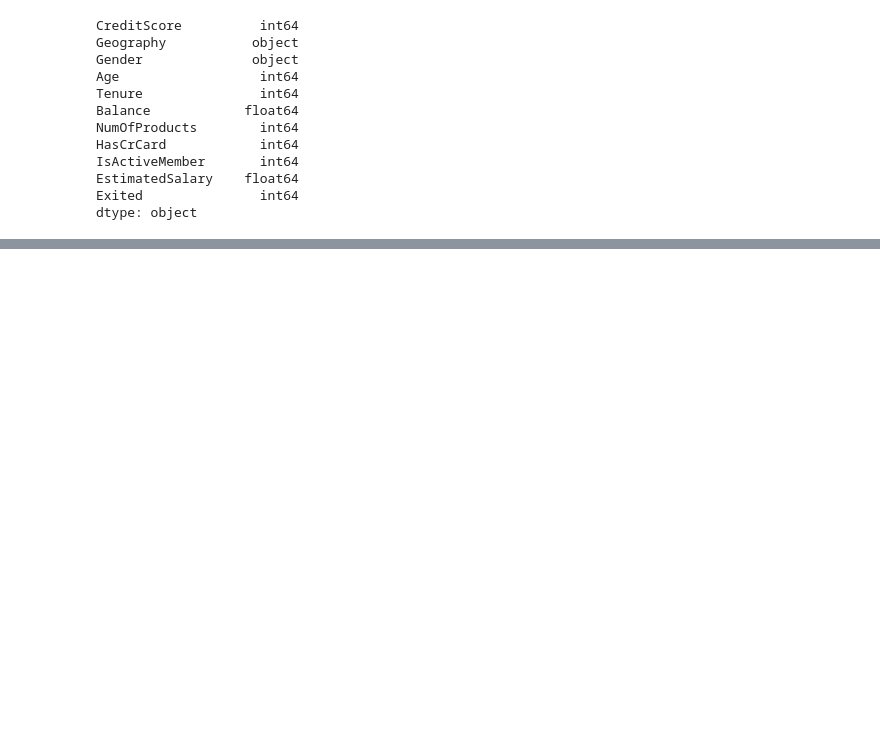
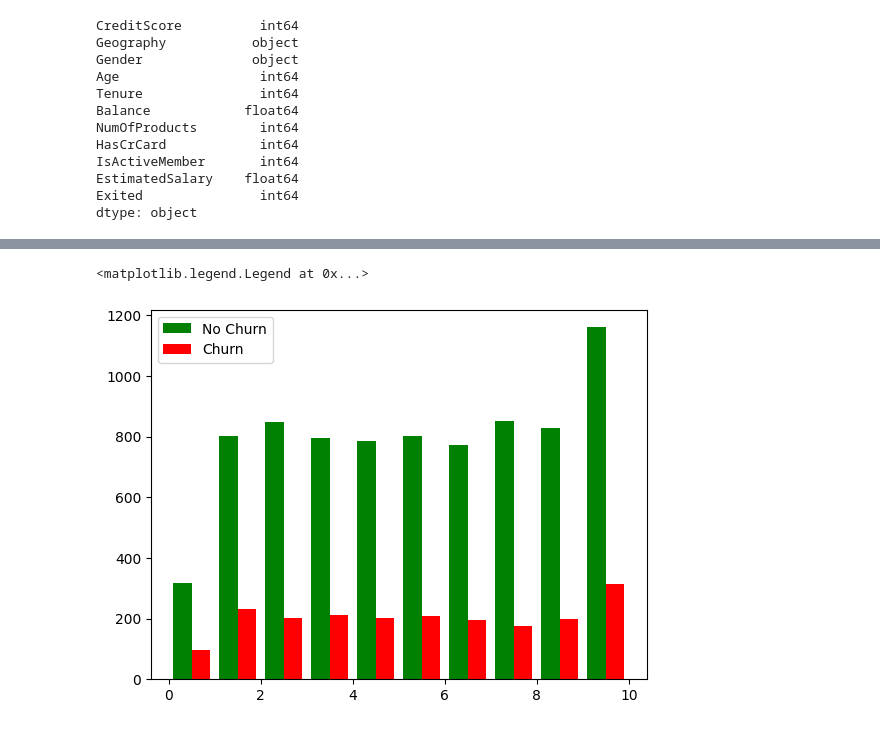
Before and after one commit to diljithmon170/AI-Engineer, a Jupyter notebook: dl/churn/bank.ipynb, the cells around one changed output, grey strips where cells are left out. Saved outputs shown, nothing was run; the diff lists cells and outputs as text; code cells hidden in the pictures; blank space fills up the shorter version.

Commit message:
added churn project

```diff
--- a/dl/churn/bank.ipynb
+++ b/dl/churn/bank.ipynb
@@ -32,0 +42,9 @@ dtype: object
+# %%
+churn_no = df[df.Exited == 0].Tenure
+churn_yes = df[df.Exited == 1].Tenure
+import matplotlib.pyplot as plt
+plt.hist([churn_no, churn_yes], color=['green', 'red'], label=['No Churn', 'Churn'])
+plt.legend()
+# %% [output]
+<matplotlib.legend.Legend at 0x...>
+[figure, added]
```
Also changed, not shown: parts of 12 cells of this notebook.
